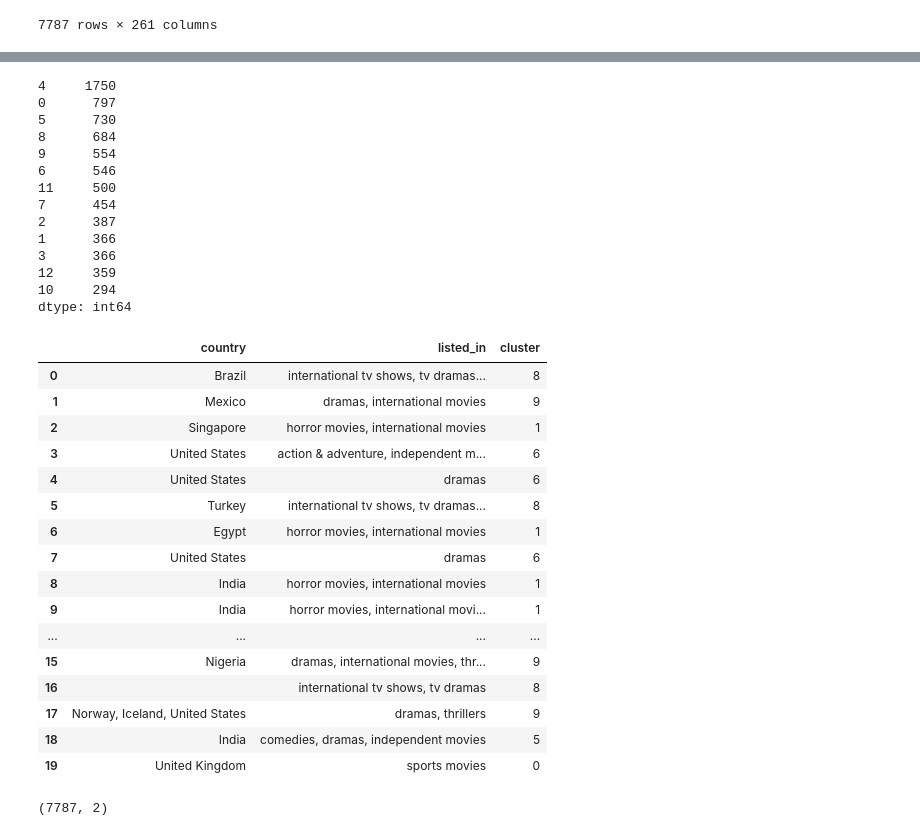
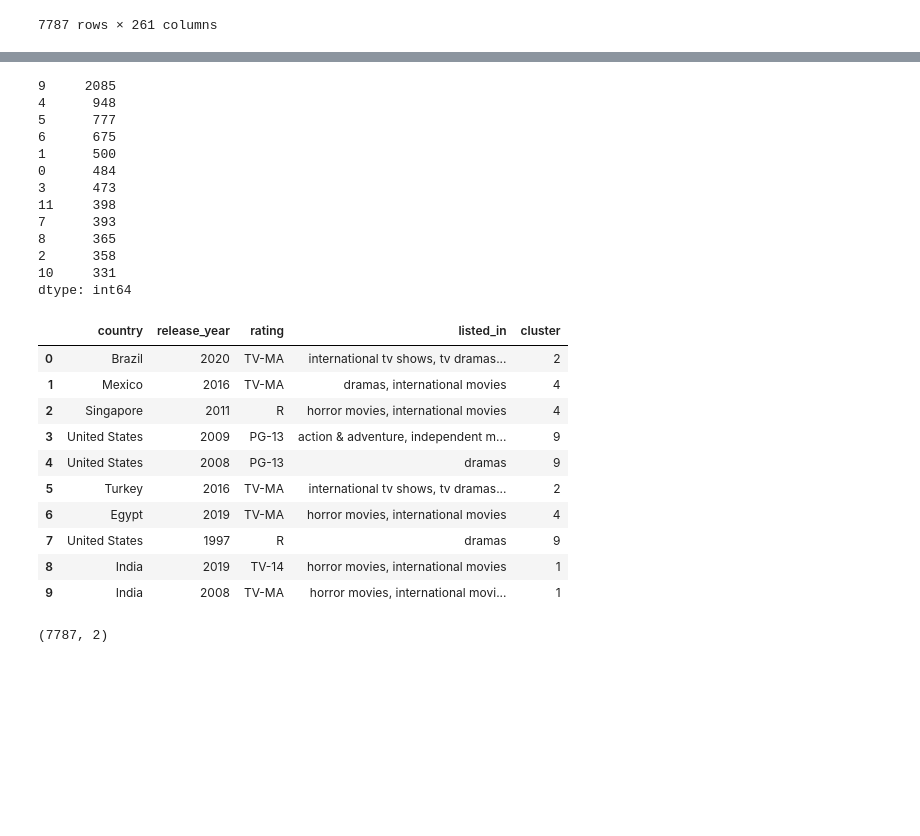
Before and after one commit to Rushikesh3005/NETFLIX-MOVIES-AND-TV-SHOWS-CLUSTERING, a Jupyter notebook: NETFLIX_MOVIES_AND_TV_SHOWS_CLUSTERING.ipynb, the cells around one changed output, grey strips where cells are left out. Cells and saved outputs as stored; diff of their text form; code cells hidden in the pictures; blank space fills up the shorter version.

```diff
--- a/NETFLIX_MOVIES_AND_TV_SHOWS_CLUSTERING.ipynb
+++ b/NETFLIX_MOVIES_AND_TV_SHOWS_CLUSTERING.ipynb
@@ -435,7 +437,7 @@ df['listed_in'] = df['listed_in'].apply(lambda x : x.lower())
 # %%
 cluster_df=df.copy()
 # %%
-cluster_df=cluster_df.loc[:,['country','listed_in']]
+cluster_df=cluster_df.loc[:,['country','release_year','rating','listed_in']]
 cl_df=cluster_df.copy()
 # %%
 def content_list(text): #creating list of words seerated by ","
@@ -463,7 +466,7 @@ Type_df=pd.get_dummies(cluster_df.type)
 # %%
 #creating dataframe of encoded features
 Cluster_df=pd.concat([clstr_df,country_df], axis=1, join='inner')
-Cluster_df=Cluster_df.drop(['country'],axis = 1)
+Cluster_df=Cluster_df.drop(['country','release_year','rating'],axis = 1)
 Cluster_df
 # %% [output]
 |  | anime features | children & family movies | classic & cult tv | classic movies | comedies | crime tv shows | ... |
@@ -527,6 +530,6 @@ For n_clusters = 14, silhouette score is 0.1400672931367452)
 # %%
 #fitting data in k mean clustering algorith
-km = KMeans(n_clusters=13)
+km = KMeans(n_clusters=12)
 y_predicted = km.fit_predict(Cluster_df)
 y_predicted
 # %% [output]
@@ -534,41 +537,34 @@ array([8, 9, 1, ..., 1, 8, 0], dtype=int32)
 # %%
 pd.Series(y_predicted).value_counts()
 # %% [output]
-4     1750
-0      797
-5      730
-8      684
-9      554
-6      546
-11     500
-7      454
-2      387
-1      366
-3      366
-12     359
-10     294
+9     2085
+4      948
+5      777
+6      675
+1      500
+0      484
+3      473
+11     398
+7      393
+8      365
+2      358
+10     331
 dtype: int64
 # %%
 cl_df['cluster']=y_predicted
-cl_df.head(20)
+cl_df.head(10)
 # %% [output]
-|  | country | listed_in | cluster |
-| 0 | Brazil | international tv shows, tv dramas... | 8 |
-| 1 | Mexico | dramas, international movies | 9 |
-| 2 | Singapore | horror movies, international movies | 1 |
-| 3 | United States | action & adventure, independent m... | 6 |
-| 4 | United States | dramas | 6 |
-| 5 | Turkey | international tv shows, tv dramas... | 8 |
-| 6 | Egypt | horror movies, international movies | 1 |
-| 7 | United States | dramas | 6 |
-| 8 | India | horror movies, international movies | 1 |
-| 9 | India | horror movies, international movi... | 1 |
-| ... | ... | ... | ... |
-| 15 | Nigeria | dramas, international movies, thr... | 9 |
-| 16 |  | international tv shows, tv dramas | 8 |
-| 17 | Norway, Iceland, United States | dramas, thrillers | 9 |
-| 18 | India | comedies, dramas, independent movies | 5 |
-| 19 | United Kingdom | sports movies | 0 |
+|  | country | release_year | rating | listed_in | cluster |
+| 0 | Brazil | 2020 | TV-MA | international tv shows, tv dramas... | 2 |
+| 1 | Mexico | 2016 | TV-MA | dramas, international movies | 4 |
+| 2 | Singapore | 2011 | R | horror movies, international movies | 4 |
+| 3 | United States | 2009 | PG-13 | action & adventure, independent m... | 9 |
+| 4 | United States | 2008 | PG-13 | dramas | 9 |
+| 5 | Turkey | 2016 | TV-MA | international tv shows, tv dramas... | 2 |
+| 6 | Egypt | 2019 | TV-MA | horror movies, international movies | 4 |
+| 7 | United States | 1997 | R | dramas | 9 |
+| 8 | India | 2019 | TV-14 | horror movies, international movies | 1 |
+| 9 | India | 2008 | TV-MA | horror movies, international movi... | 1 |
 # %%
 from sklearn.manifold import TSNE
 
```
Also changed, not shown: parts of 24 cells of this notebook.
